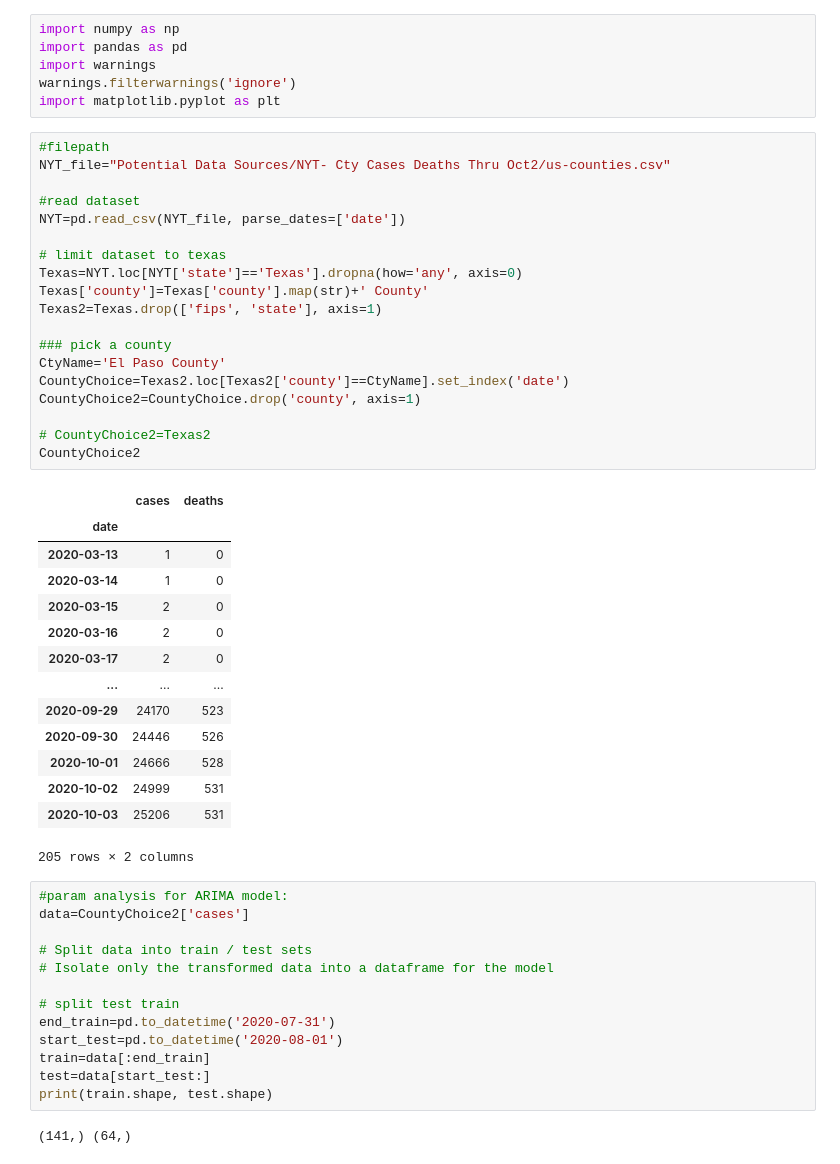
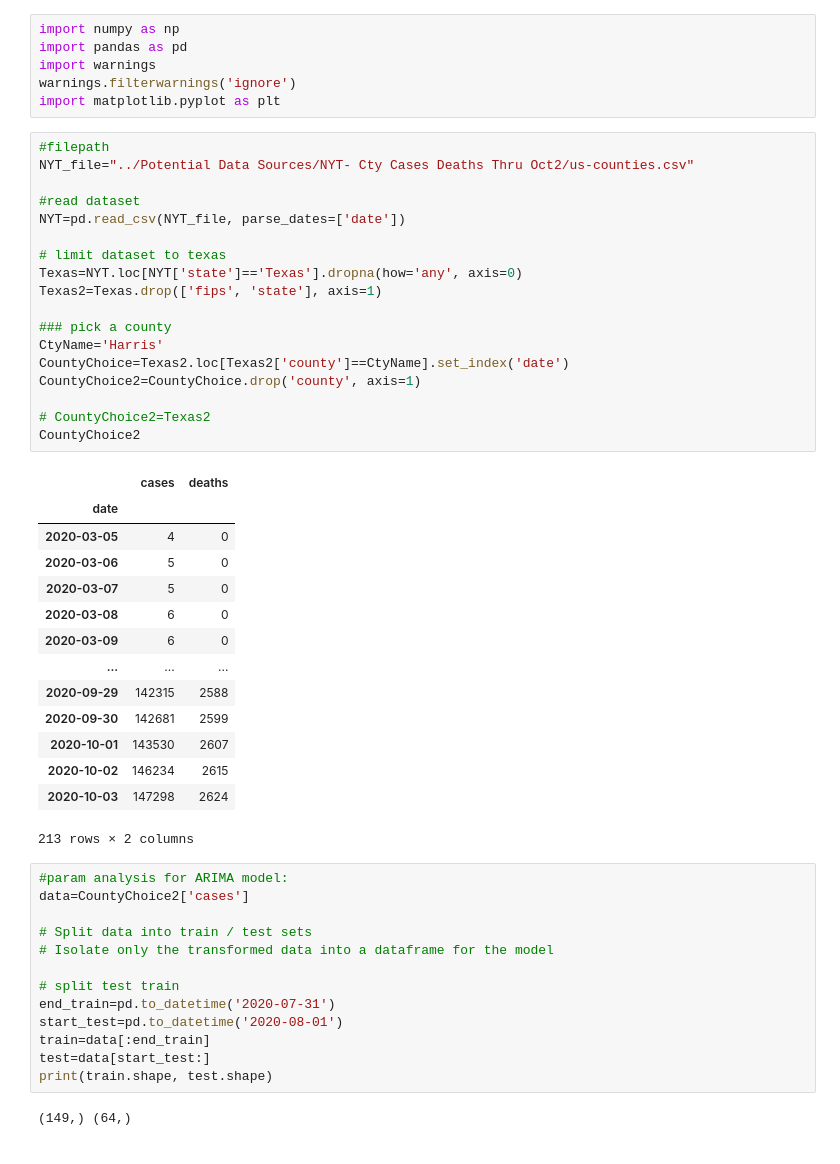
Before and after one commit to ellenrud84/Covid-19_HotSpot_Machine_Learning, a Jupyter notebook: Model_Files/SARIMA_Univariate_Model.ipynb, the cells around one changed output. Cells and saved outputs as stored; diff of their text form.

```diff
--- a/Model_Files/SARIMA_Univariate_Model.ipynb
+++ b/Model_Files/SARIMA_Univariate_Model.ipynb
@@ -8,38 +8,37 @@ warnings.filterwarnings('ignore')
 import matplotlib.pyplot as plt
 # %%
 #filepath
-NYT_file="Potential Data Sources/NYT- Cty Cases Deaths Thru Oct2/us-counties.csv"
+NYT_file="../Potential Data Sources/NYT- Cty Cases Deaths Thru Oct2/us-counties.csv"
 
 #read dataset
 NYT=pd.read_csv(NYT_file, parse_dates=['date'])
 
 # limit dataset to texas
 Texas=NYT.loc[NYT['state']=='Texas'].dropna(how='any', axis=0)
-Texas['county']=Texas['county'].map(str)+' County'
 Texas2=Texas.drop(['fips', 'state'], axis=1)
 
 ### pick a county
-CtyName='El Paso County'
+CtyName='Harris'
 CountyChoice=Texas2.loc[Texas2['county']==CtyName].set_index('date')
 CountyChoice2=CountyChoice.drop('county', axis=1)
 
 # CountyChoice2=Texas2
 CountyChoice2
 # %% [output]
 |  | cases | deaths |
 | date |  |  |
-| 2020-03-13 | 1 | 0 |
-| 2020-03-14 | 1 | 0 |
-| 2020-03-15 | 2 | 0 |
-| 2020-03-16 | 2 | 0 |
-| 2020-03-17 | 2 | 0 |
+| 2020-03-05 | 4 | 0 |
+| 2020-03-06 | 5 | 0 |
+| 2020-03-07 | 5 | 0 |
+| 2020-03-08 | 6 | 0 |
+| 2020-03-09 | 6 | 0 |
 | ... | ... | ... |
-| 2020-09-29 | 24170 | 523 |
-| 2020-09-30 | 24446 | 526 |
-| 2020-10-01 | 24666 | 528 |
-| 2020-10-02 | 24999 | 531 |
-| 2020-10-03 | 25206 | 531 |
+| 2020-09-29 | 142315 | 2588 |
+| 2020-09-30 | 142681 | 2599 |
+| 2020-10-01 | 143530 | 2607 |
+| 2020-10-02 | 146234 | 2615 |
+| 2020-10-03 | 147298 | 2624 |
-205 rows × 2 columns
+213 rows × 2 columns
 # %%
 #param analysis for ARIMA model:
 data=CountyChoice2['cases']
@@ -54,7 +53,7 @@ train=data[:end_train]
 test=data[start_test:]
 print(train.shape, test.shape)
 # %% [output]
-(141,) (64,)
+(149,) (64,)
 # %%
 # Import the library
 from pmdarima import auto_arima
```
Also changed, not shown: parts of 9 cells of this notebook, 9 other files.
